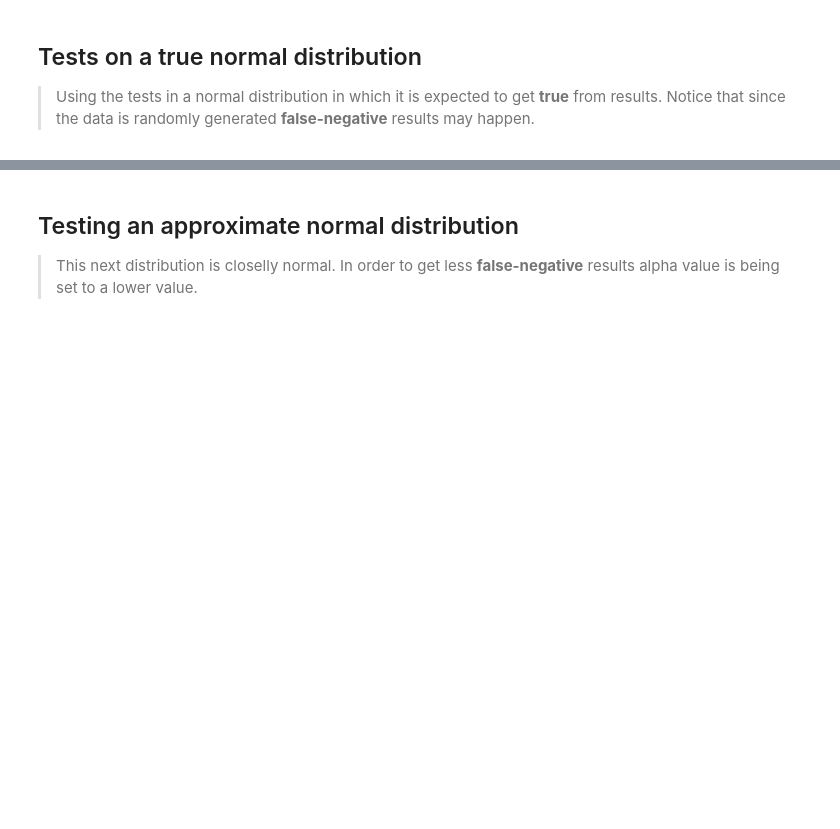
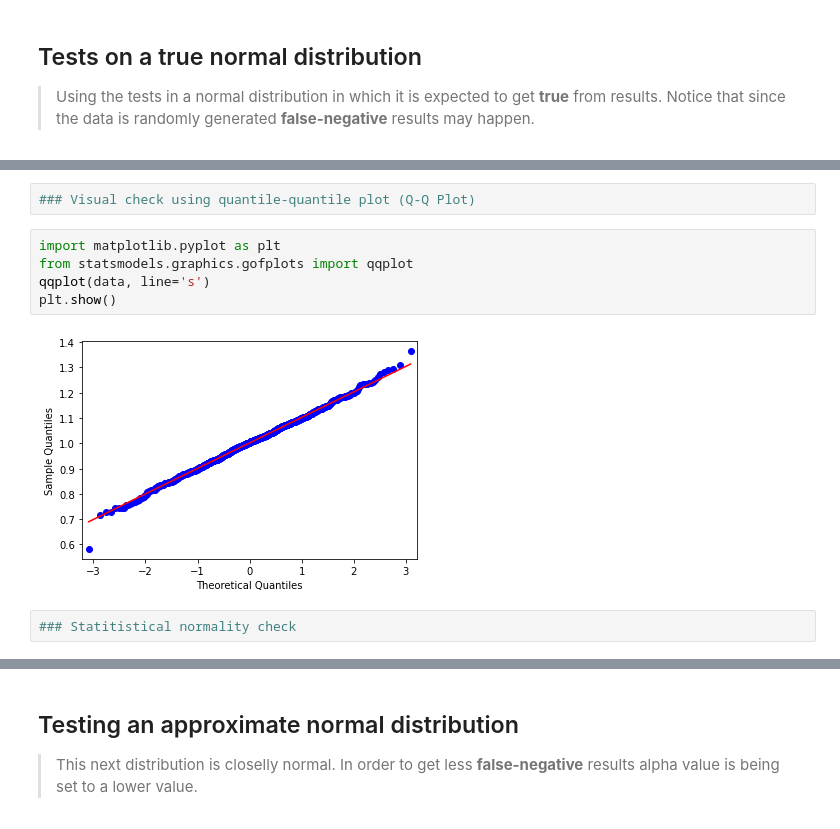
Before and after one commit to cleberjamaral/fastpages, a Jupyter notebook: _notebooks/2020-11-04-normal-distribution-tests.ipynb, the cells around one changed output, grey strips where cells are left out. Drawn from its saved outputs; the diff is of its cells as text; blank space fills up the shorter version.

```diff
--- a/_notebooks/2020-11-04-normal-distribution-tests.ipynb
+++ b/_notebooks/2020-11-04-normal-distribution-tests.ipynb
@@ -62,2 +85,13 @@ def ad(data,alpha):
+# %%
+### Visual check using quantile-quantile plot (Q-Q Plot)
+# %%
+import matplotlib.pyplot as plt
+from statsmodels.graphics.gofplots import qqplot
+qqplot(data, line='s')
+plt.show()
+# %% [output]
+[figure, added]
+# %%
+### Statitistical normality check
 # %%
 #hide_input
```
Also changed, not shown: parts of 9 cells of this notebook.
